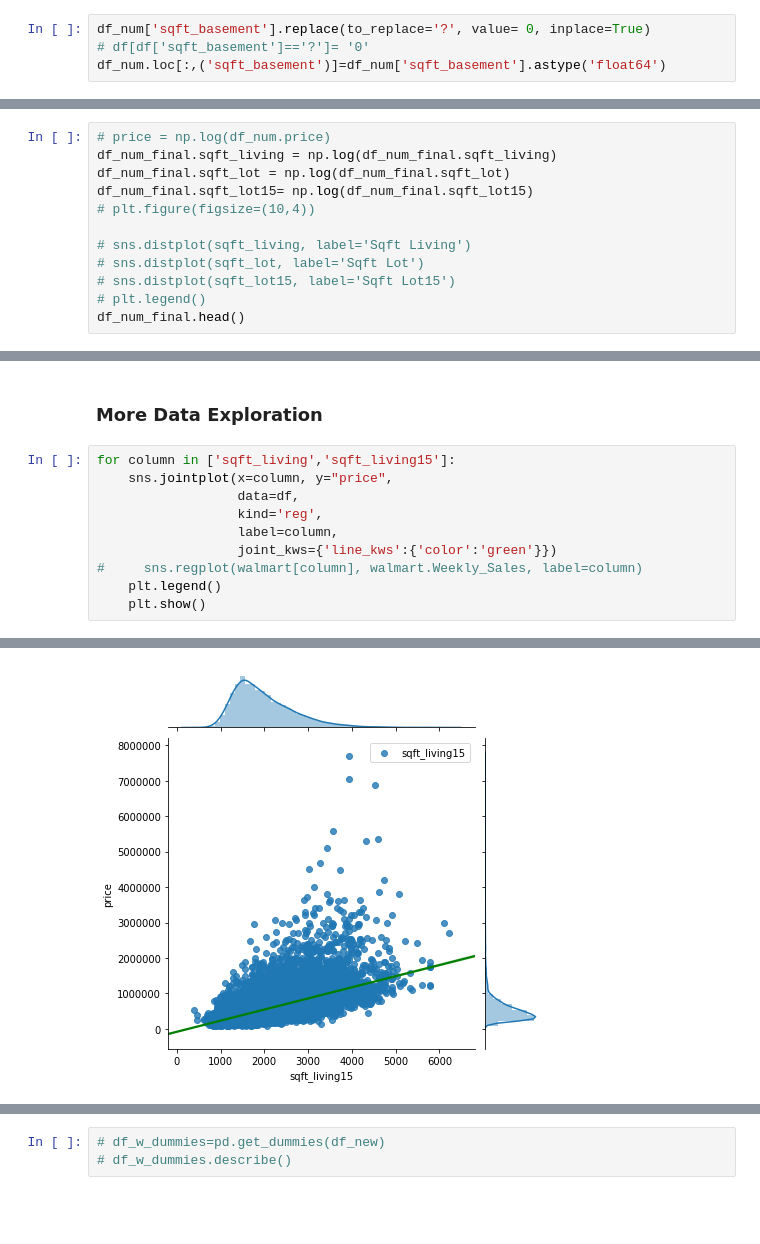
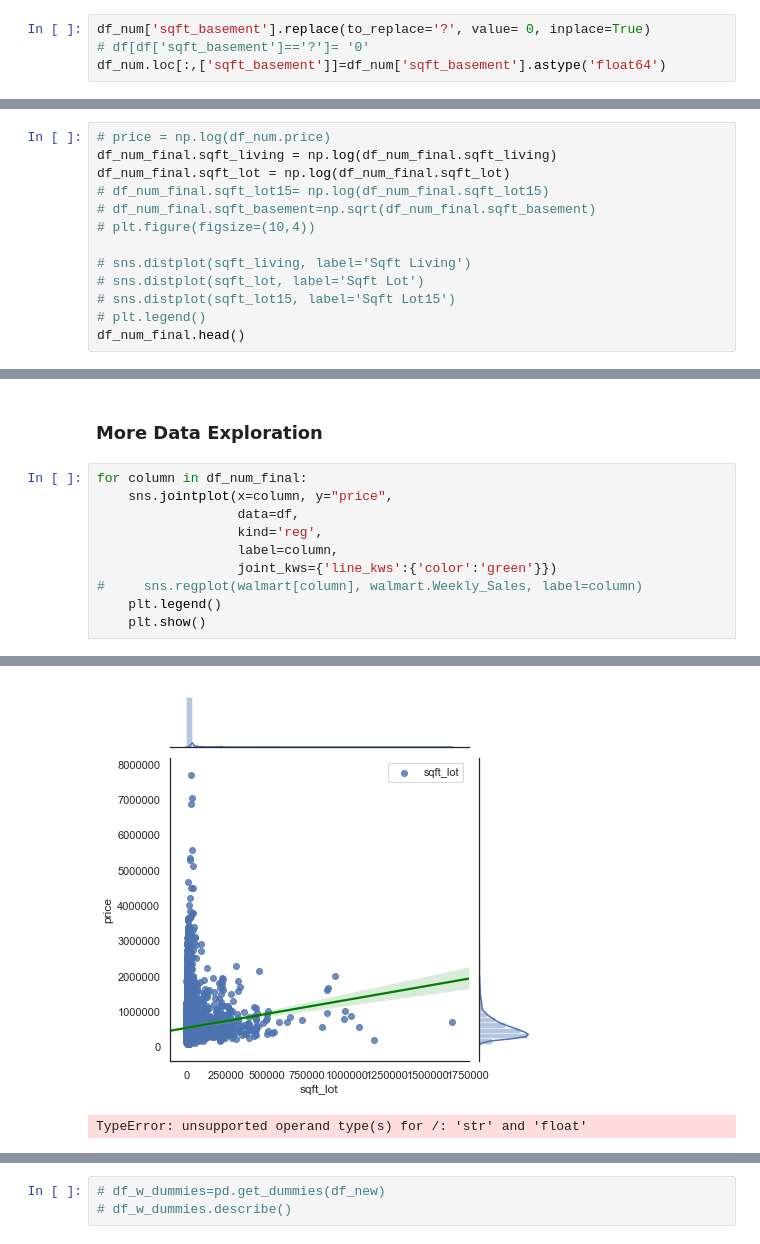
Before and after one commit to gabertooth/dsc-1-final-project-online-ds-pt-021119, a Jupyter notebook: student.ipynb, the cells around one changed output, grey strips where cells are left out. Drawn from its saved outputs; the diff is of its cells as text; blank space fills up the shorter version.

```diff
--- a/student.ipynb
+++ b/student.ipynb
@@ -341,4 +333,4 @@ We noticed earlier that we had a question mark in our sqft_basement so we are go
 # %%
 df_num['sqft_basement'].replace(to_replace='?', value= 0, inplace=True)
 # df[df['sqft_basement']=='?']= '0'
-df_num.loc[:,('sqft_basement')]=df_num['sqft_basement'].astype('float64')
+df_num.loc[:,['sqft_basement']]=df_num['sqft_basement'].astype('float64')
@@ -442,7 +430,8 @@ Text(0.5, 1.0, 'Sqft Lot15 Distribution')
 # price = np.log(df_num.price)
 df_num_final.sqft_living = np.log(df_num_final.sqft_living)
 df_num_final.sqft_lot = np.log(df_num_final.sqft_lot)
-df_num_final.sqft_lot15= np.log(df_num_final.sqft_lot15)
+# df_num_final.sqft_lot15= np.log(df_num_final.sqft_lot15)
+# df_num_final.sqft_basement=np.sqrt(df_num_final.sqft_basement)
 # plt.figure(figsize=(10,4))
 
 # sns.distplot(sqft_living, label='Sqft Living')
@@ -680,7 +660,7 @@ On average, having a waterfront property increases property value by  222.61 %
 # %% [markdown]
 ### More Data Exploration
 # %%
-for column in ['sqft_living','sqft_living15']:
+for column in df_num_final:
     sns.jointplot(x=column, y="price",
                   data=df,
                   kind='reg',
@@ -694 +674,2 @@ for column in ['sqft_living','sqft_living15']:
-[figure, old version]
+[figure, new version]
+TypeError: unsupported operand type(s) for /: 'str' and 'float'
```
Also changed, not shown: parts of 82 cells of this notebook, 1 other file.
